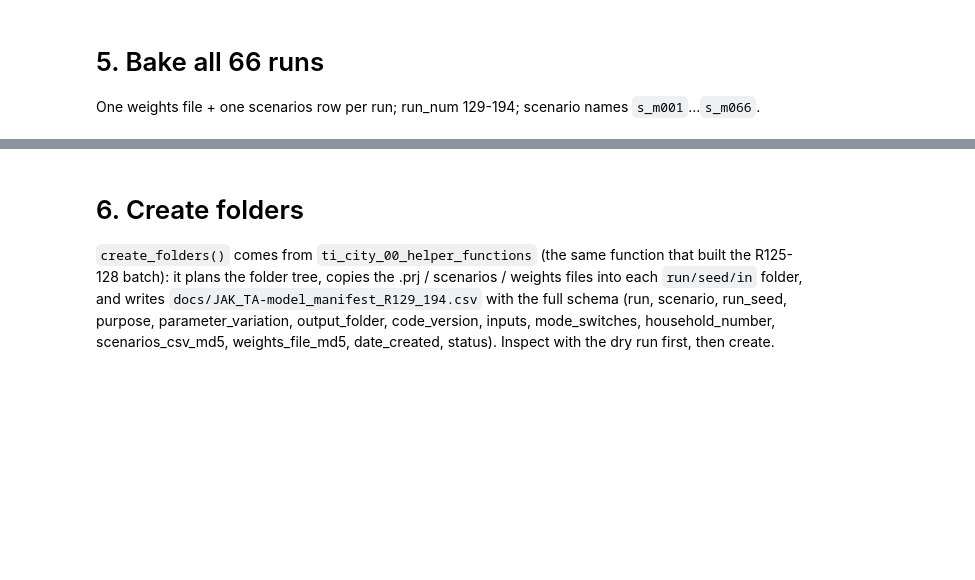
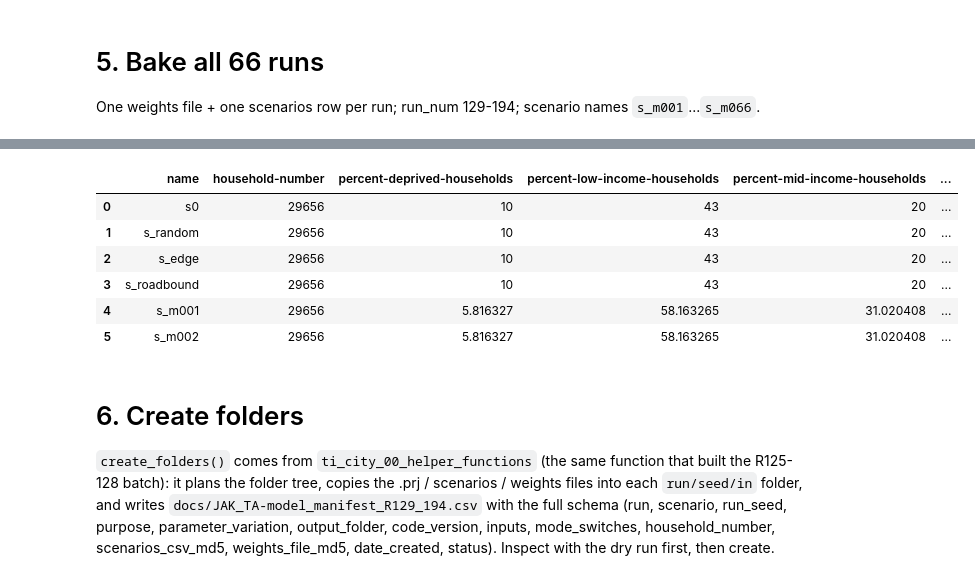
Before and after one commit to alexandrepereiraarq/TI-City-Model, a Jupyter notebook: notebooks/ti_city_18_phase2_morris_design.ipynb, the cells around one changed output, grey strips where cells are left out. Cells and saved outputs as stored; diff of their text form; code cells hidden in the pictures; blank space fills up the shorter version.

```diff
--- a/notebooks/ti_city_18_phase2_morris_design.ipynb
+++ b/notebooks/ti_city_18_phase2_morris_design.ipynb
@@ -373,0 +323,89 @@ baked 66 weights files + scenarios_calibration.csv; batch list ready for create_
+# %%
+# ---------------------------------------------------------------------------
+# Bake all 66 Morris rows + sync the calibration scenario table
+# scenarios_calibration.csv = anchor scenarios R125-128 (synced verbatim from
+# scenarios.csv, the single source of truth) + the 66 Morris rows (regenerated
+# deterministically on every run) + any other non-s_m* rows preserved as-is.
+# The model branches on calibrate? (TRUE -> scenarios_calibration.csv), so the
+# anchors MUST live here for R125-128 re-runs. NetLogo reads it therefore it is
+# never written from scratch: read -> preserve -> append.
+# ---------------------------------------------------------------------------
+
+anchor_scenario_names = ['s0', 's_random', 's_edge', 's_roadbound']   # runs 125-128
+
+# 1) anchor rows: synced from scenarios.csv, read as str so values round-trip verbatim
+scenarios_anchor = pd.read_csv(filepath_or_buffer = template_scenarios_path,
+                               encoding = 'utf-8-sig', dtype = str)
+missing = [s for s in anchor_scenario_names
+           if s not in set(scenarios_anchor.iloc[:, 0])]
+assert not missing, f'anchor scenarios missing from scenarios.csv: {missing}'
+anchor_rows = scenarios_anchor[scenarios_anchor.iloc[:, 0].isin(anchor_scenario_names)].copy()
+assert (anchor_rows.iloc[:, 11].astype(float).between(125, 128)).all(), \
+    'anchor run-nums drifted from 125-128'
+
+# 2) existing calibration table (if present): keep every non-s_m row (e.g. future
+#    hand-added calibration scenarios), the s_m rows are regenerated below
+other_rows = pd.DataFrame(columns = scenarios_anchor.columns)
+if scenarios_morris_path.exists():
+    existing = pd.read_csv(filepath_or_buffer = scenarios_morris_path,
+                            encoding = 'utf-8-sig', dtype = str)
+    other_rows = existing[~existing.iloc[:, 0].str.startswith('s_m', na = False)].copy()
+    # guard against the anchors having drifted out of sync (scenarios.csv wins)
+    other_rows = other_rows[~other_rows.iloc[:, 0].isin(anchor_scenario_names)]
+
+# 3) bake the 66 Morris rows (regenerated fresh every pass)
+
+records = []
+scenarios_rows = []
+s0_series = s0_row.iloc[0]
+
+for i in range(n_runs):
+    values  = design_df.iloc[i].to_dict()
+    run_num = int(values['run_num'])
+    scenario_name = f's_m{i + 1:03d}'
+    weights_file = f'weights_s_m{i + 1:03d}.csv'
+
+    w = bake_weights(template_df = weights_template, values = values)
+    w.to_csv(weights_out_dir / weights_file, index = False, encoding = 'utf-8')
+
+    row = bake_scenario_row(s0_series = s0_series, values = values)
+    row.iloc[0]  = scenario_name
+    row.iloc[11] = run_num                                  # run_num (schema v3, index 11)
+    row.iloc[13] = f'data/in/{weights_file}'                # prefixed pointer, v42 resolves vs model/JAK/
+    scenarios_rows.append(row)
+
+    trajectory = int(values['trajectory'])
+    point = i % (n_groups + 1)
+    records.append({
+        'offset': i,
+        'scenario': scenario_name,
+        'purpose': f'Morris pass-1 screening — trajectory {trajectory + 1}, point {point + 1}/11',
+        'variation': f'parameter set R{run_num} in {design_path.name}; weights baked in {weights_file}',
+    })
+
+morris_rows = pd.DataFrame(scenarios_rows, columns = scenarios_anchor.columns)
+
+# normalize dtypes to str so concatenation keeps anchor rows verbatim
+for col in ['household-number', 'run-num']:
+    if col in morris_rows.columns:
+        pass  # keep as-is; to_csv stringifies anyway, anchors are already str
+
+# 4) assemble + write: anchors first (R125-128), then preserved rows, then s_m001-066
+scenarios_calibration = pd.concat([anchor_rows, other_rows, morris_rows],
+                                  ignore_index = True)
+assert not scenarios_calibration.iloc[:, 0].duplicated().any(), 'duplicate scenario names'
+scenarios_calibration.to_csv(scenarios_morris_path, index = False, encoding = 'utf-8-sig')
+
+# internal view used by the QC + BehaviorSpace cells below (the OFFICIAL manifest is
+# the ti_city_15-format CSV written by create_folders in section 5b)
+batch_df = pd.DataFrame({
+    'scenario': [r['scenario'] for r in records],
+    'run_num': first_run + np.arange(n_runs),
+    'weights_file': [f"weights_s_m{i + 1:03d}.csv" for i in range(n_runs)],
+    'trajectory': design_df['trajectory'].values,
+    'run_seed': netlogo_run_seed,
+})
+print(f'baked {n_runs} weights files + {scenarios_morris_path.name} '
+      f'({len(anchor_rows)} anchors + {len(other_rows)} preserved + {n_runs} morris rows)')
+display(scenarios_calibration.head(6))
+# %% [output]
@@ -374,3 +413,10 @@ baked 66 weights files + scenarios_calibration.csv; batch list ready for create_
+|  | name | household-number | percent-deprived-households | percent-low-income-households | percent-mid-income-households | ... |
+| 0 | s0 | 29656 | 10 | 43 | 20 | ... |
+| 1 | s_random | 29656 | 10 | 43 | 20 | ... |
+| 2 | s_edge | 29656 | 10 | 43 | 20 | ... |
+| 3 | s_roadbound | 29656 | 10 | 43 | 20 | ... |
+| 4 | s_m001 | 29656 | 5.816327 | 58.163265 | 31.020408 | ... |
+| 5 | s_m002 | 29656 | 5.816327 | 58.163265 | 31.020408 | ... |
 # %% [markdown]
 # 6. Create folders
 `create_folders()` comes from `ti_city_00_helper_functions` (the same function that built the
```
Also changed, not shown: parts of 4 cells of this notebook.
